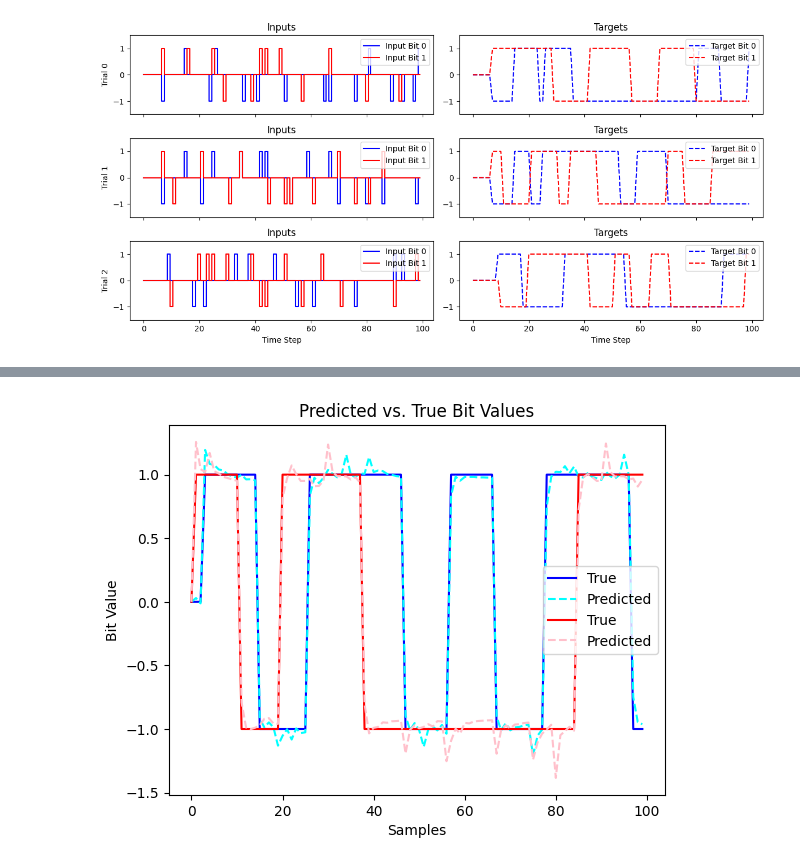
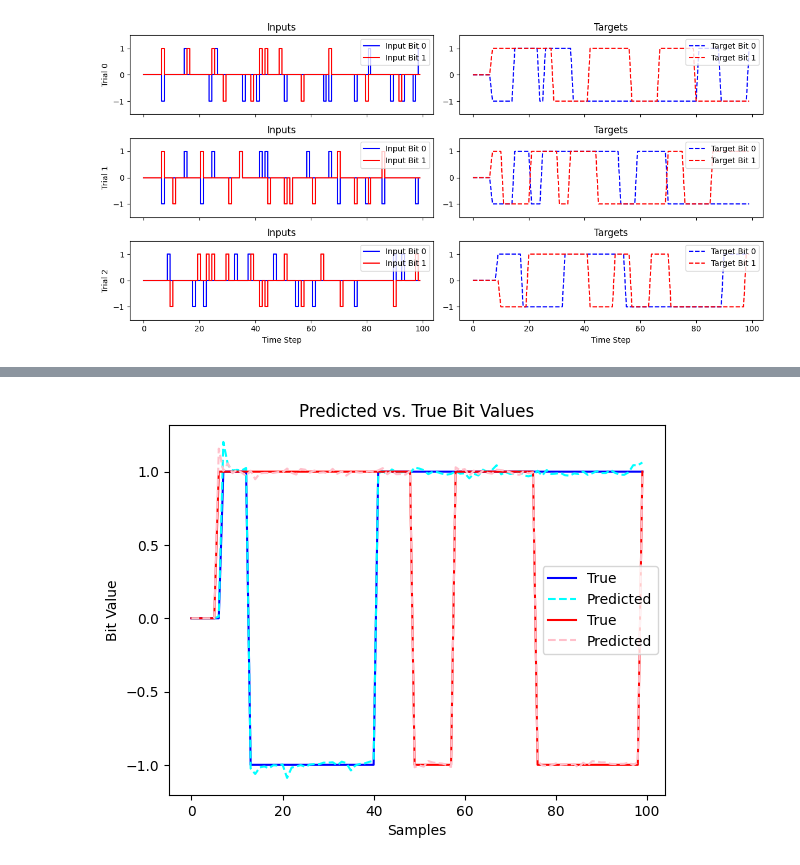
Before and after one commit to ZachLoschin/Medulla_RNN, a Jupyter notebook: Tutorials_and_Learning/BitFlip_RNN.ipynb, the cells around one changed output, grey strips where cells are left out. Drawn from its saved outputs; the diff is of its cells as text; code cells hidden in the pictures.

```diff
--- a/Tutorials_and_Learning/BitFlip_RNN.ipynb
+++ b/Tutorials_and_Learning/BitFlip_RNN.ipynb
@@ -33,7 +33,7 @@ torch.Size([50, 100, 2])
 [figure]
 # %%
 class FlipFlopRNN(nn.Module):
-    def __init__(self, input_size=2, hidden_size=16, output_size=2, num_layers=1):
+    def __init__(self, input_size=2, hidden_size=100, output_size=2, num_layers=1):
         super(FlipFlopRNN, self).__init__()
         self.rnn = nn.RNN(input_size=input_size,
                           hidden_size=hidden_size,
@@ -112,22 +116,25 @@ plt.legend()
+# %%
+# Load saved model
+model = FlipFlopRNN()
+model.load_state_dict(torch.load("BitFlipRNN_100h.pth", weights_only=True))
 # %%
 model.eval()
 x, y = X_test, Y_test
 with torch.no_grad():
     pred = model(x)
 # %%
-trial=9
-bit=0
+trial=3
 
 plt.plot(y[trial][:,0], label="True", color="b")
 plt.plot(pred[trial][:,0], linestyle="--", label="Predicted", color="cyan")
 
 plt.plot(y[trial][:,1], label="True", color="r")
 plt.plot(pred[trial][:,1], linestyle="--", label="Predicted", color="pink")
 
 plt.xlabel("Samples")
 plt.ylabel("Bit Value")
 plt.legend()
 plt.title("Predicted vs. True Bit Values")
 plt.show()
 # %% [output]
-[figure, old version]
+[figure, new version]
```
Also changed, not shown: parts of 3 cells of this notebook, 2 other files.
